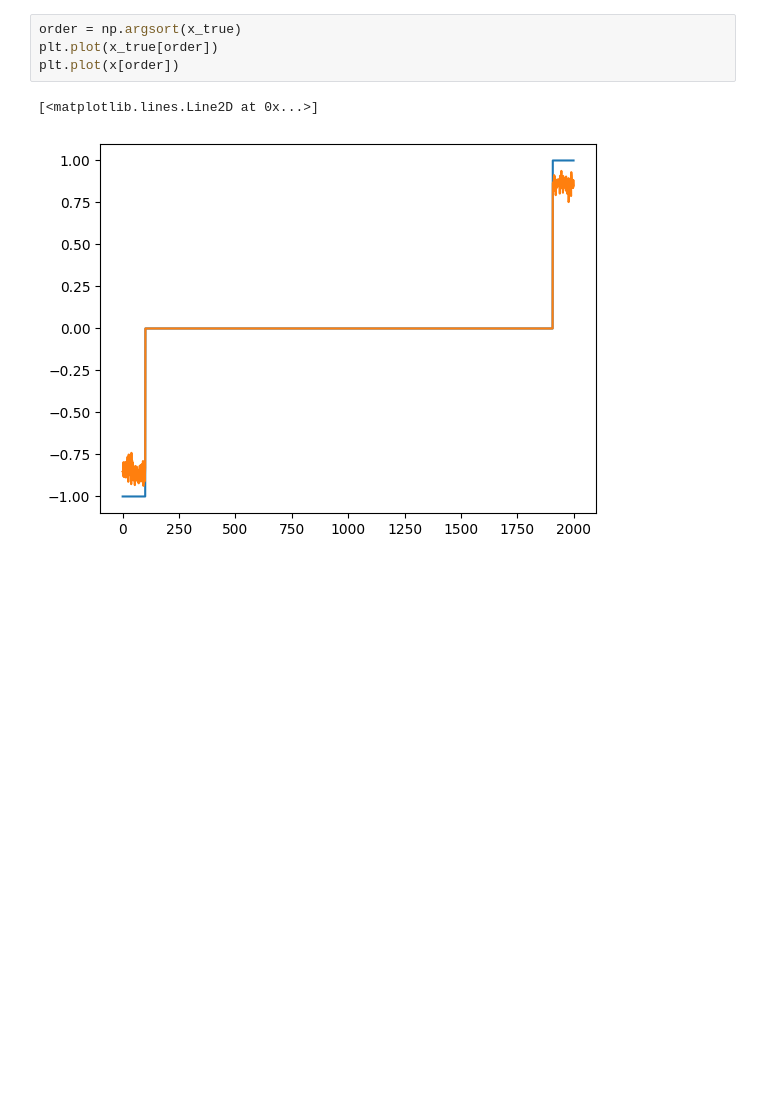
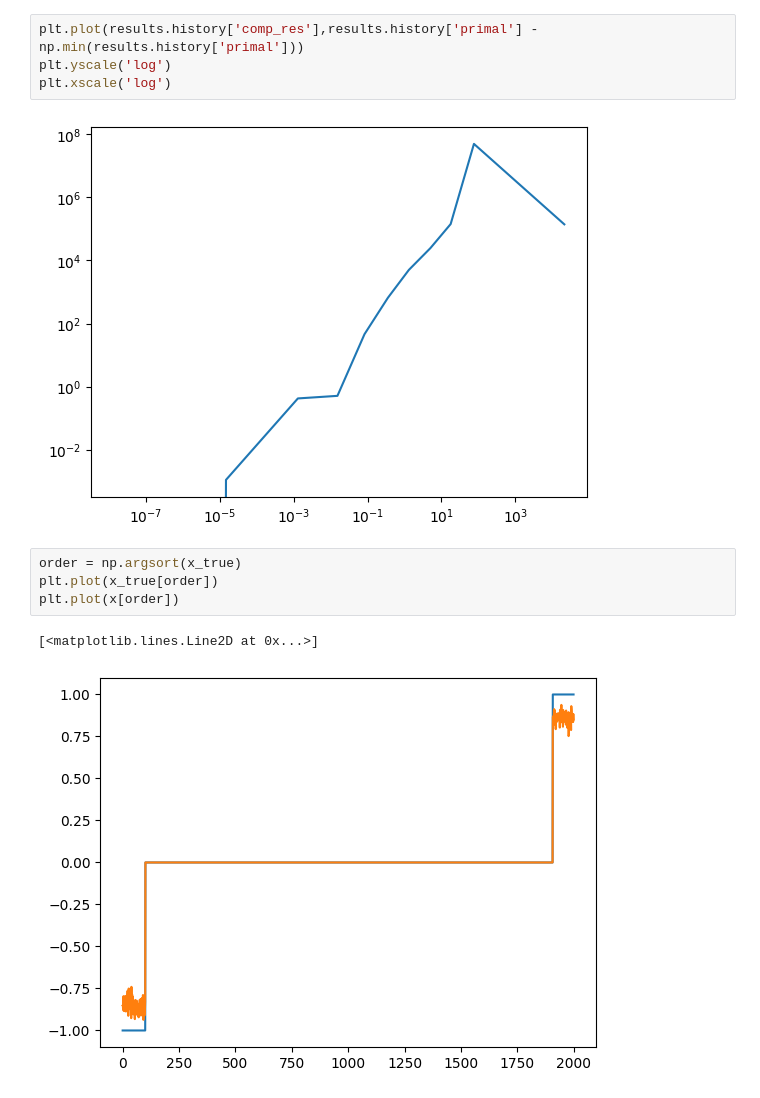
Before and after one commit to AHsu98/glqp, a Jupyter notebook: demo.ipynb, the cells around one changed output. Cells and saved outputs as stored; diff of their text form; blank space fills up the shorter version.

```diff
--- a/demo.ipynb
+++ b/demo.ipynb
@@ -56,3 +72,9 @@ x = xt[:n]
+# %%
+plt.plot(results.history['comp_res'],results.history['primal'] - np.min(results.history['primal']))
+plt.yscale('log')
+plt.xscale('log')
+# %% [output]
+[figure, added]
 # %%
 order = np.argsort(x_true)
 plt.plot(x_true[order])
```
Also changed, not shown: parts of 7 cells of this notebook, 2 other files.
